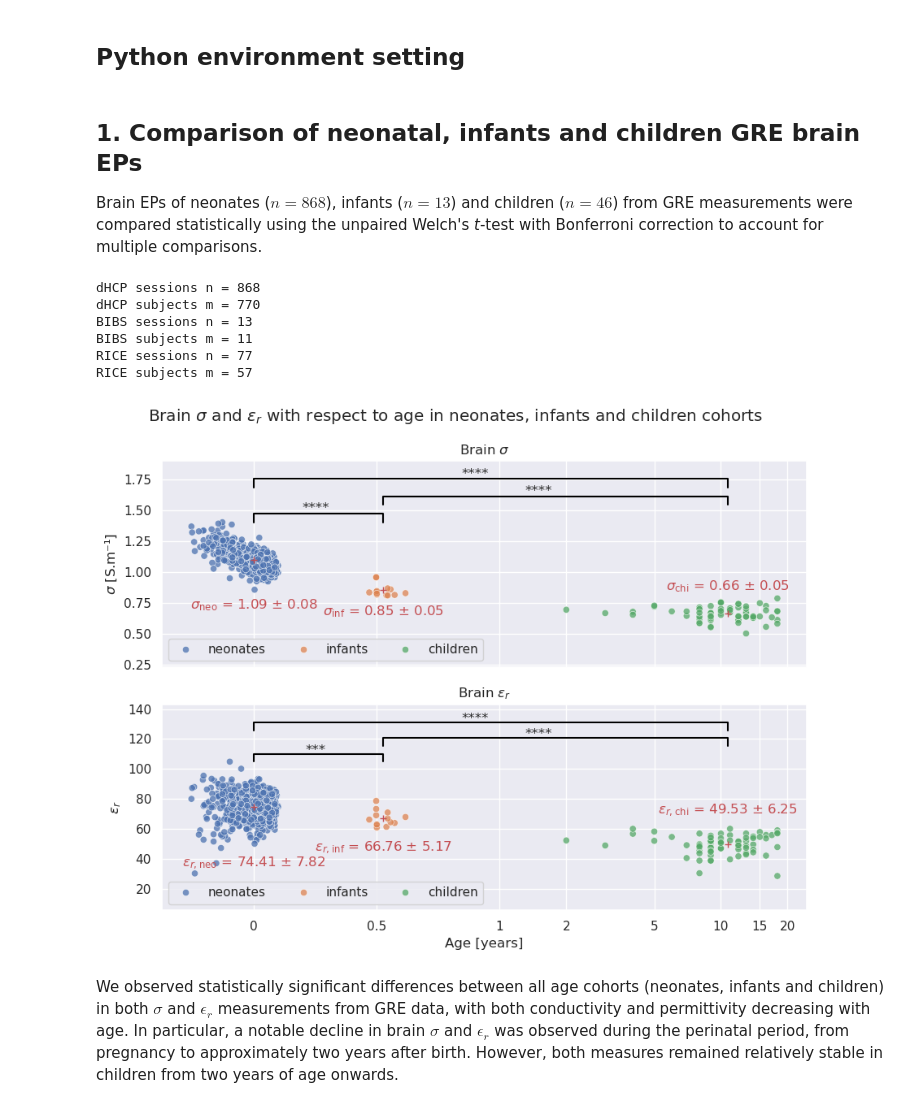
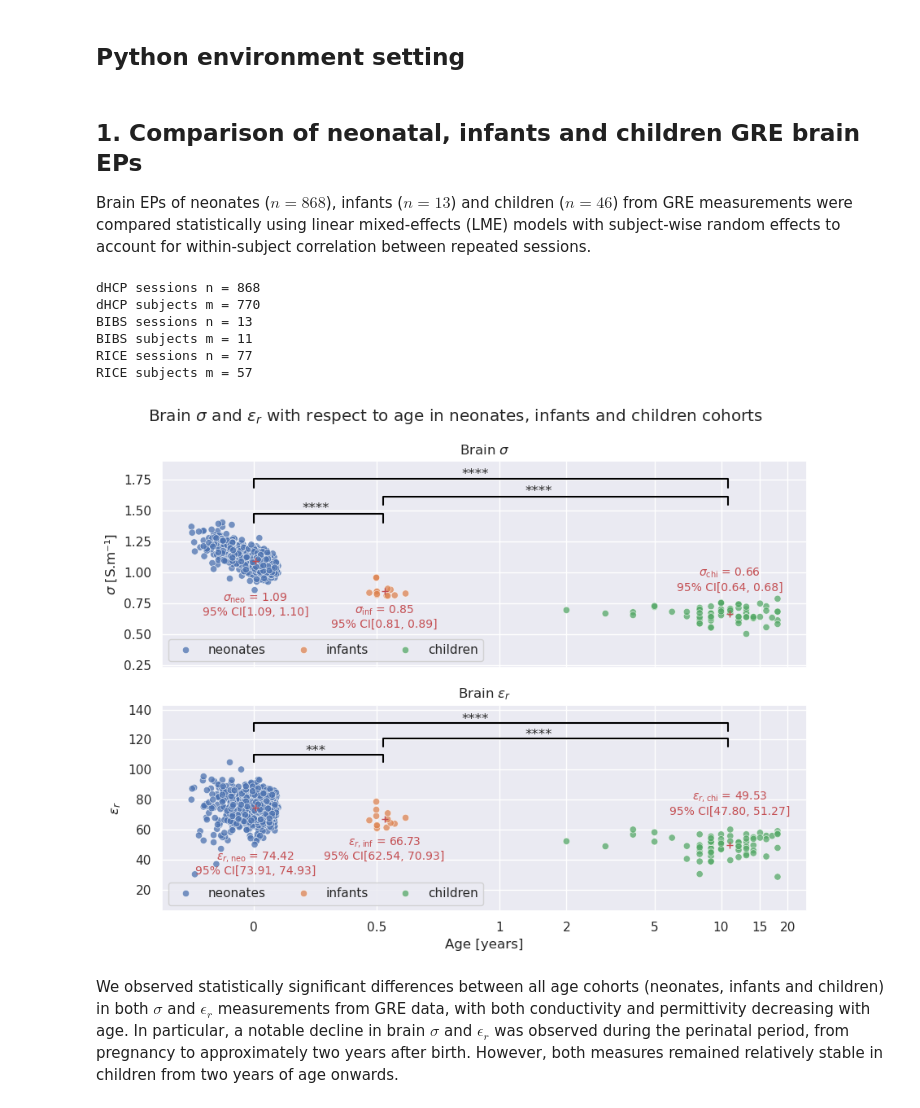
Before and after one commit to aboutill/nano-eptk, a Jupyter notebook: notebooks/experiments/stats_analysis_experiment1.ipynb, the cells around one changed output. Saved outputs shown, nothing was run; the diff lists cells and outputs as text; code cells hidden in the pictures.

Commit message:
Change Welsh t-test to LME

```diff
--- a/notebooks/experiments/stats_analysis_experiment1.ipynb
+++ b/notebooks/experiments/stats_analysis_experiment1.ipynb
@@ -31,7 +29,7 @@ warnings.filterwarnings("ignore")
 # %% [markdown]
 ## 1. Comparison of neonatal, infants and children GRE brain EPs
 
-Brain EPs of neonates ($n = 868$), infants ($n = 13$) and children ($n = 46$) from GRE measurements were compared statistically using the unpaired Welch's *t*-test with Bonferroni correction to account for multiple comparisons.
+Brain EPs of neonates ($n = 868$), infants ($n = 13$) and children ($n = 46$) from GRE measurements were compared statistically using linear mixed-effects (LME) models with subject-wise random effects to account for within-subject correlation between repeated sessions.
 # %%
 def load_GRE_dfs():
     # Set file path
@@ -62,9 +60,9 @@ def load_GRE_dfs():
     BIBS_df[age_col] = BIBS_df[age_col] * month_in_years
 
     # Select relevant columns
-    dHCP_df = dHCP_df[[age_col, sig_col, eps_col]]
-    BIBS_df = BIBS_df[[age_col, sig_col, eps_col]]
-    RICE_df = RICE_df[[age_col, sig_col, eps_col]]
+    dHCP_df = dHCP_df[[age_col, sig_col, eps_col, groups_col]]
+    BIBS_df = BIBS_df[[age_col, sig_col, eps_col, groups_col]]
+    RICE_df = RICE_df[[age_col, sig_col, eps_col, groups_col]]
 
     # Assign cohort labels
     dHCP_df[cohort_col] = "neonates"
@@ -85,6 +83,7 @@ age_col = "age"
 sig_col = "GRE_SIG"
 eps_col = "GRE_EPS"
 cohort_col = "cohort"
+groups_col = "subject_id"
 
 # Load data
 df = load_GRE_dfs()
@@ -122,51 +121,59 @@ pval_centers = [0.25, 1.5, 0.9]
 m = len(comparisons)
 for i, metric in enumerate(plot_metrics):
     for j, (g1, g2) in enumerate(comparisons):
-        # Welch t-test
-        y1 = df[df[cohort_col] == g1][metric]
-        y2 = df[df[cohort_col] == g2][metric]
-        stat, p = ttest_ind(y1, y2, equal_var=False)
-        stars = convert_pvalue_to_asterisks(p*m) # Bonferroni correction
+        # Fit mixed effects model
+        formula = f"{metric} ~ C({cohort_col}, Treatment('{g1}'))"
+        lme = smf.mixedlm(formula, df, groups=df[groups_col]).fit(reml=False)
+        p = lme.pvalues[f"C({cohort_col}, Treatment('{g1}'))[T.{g2}]"]
+        stars = convert_pvalue_to_asterisks(p)
 
         # Bar annotation
         x1 = df[df[cohort_col] == g1][age_col].mean()
         x2 = df[df[cohort_col] == g2][age_col].mean()
         y_max = df[metric].max() + j * 0.1 * df[metric].max()
         offset = 0.05 * df[metric].max()
         axes[i].plot([x1, x1, x2, x2], [y_max, y_max + offset, y_max + offset, y_max], color='black')
         axes[i].text(pval_centers[j], y_max + offset + 0.01, stars, ha='center')
 
 # Annotation of means ± std
-cohort_centers = [[0.7, 0.65, 0.85], [35, 45, 70]]
+cohort_centers = [[0.65, 0.55, 0.85], [30, 40, 70]]
+
+# Fit mixed effects model
+formula = f"{age_col} ~ {cohort_col} - 1"
+lme_x = smf.mixedlm(formula, df, groups=df[groups_col]).fit(reml=False)
+
 for i, metric in enumerate(plot_metrics):
+    # Fit mixed effects model
+    formula = f"{metric} ~ {cohort_col} - 1"
+    lme_y = smf.mixedlm(formula, df, groups=df[groups_col]).fit(reml=False)
+
     for j, cohort in enumerate(cohort_labels):
         # Extract statistics
-        group = df[df[cohort_col] == cohort][metric]
-        x_mean = df[df[cohort_col] == cohort][age_col].mean()
-        y_mean = group.mean()
-        y_std = group.std()
+        x_mean = lme_x.params[f"{cohort_col}[{cohort}]"]
+        y_mean = lme_y.params[f"{cohort_col}[{cohort}]"]
+        y_ci = lme_y.conf_int().loc[f"{cohort_col}[{cohort}]"]
 
         # Annotate
         base = r"\sigma" if i == 0 else r"{\epsilon_{r,}}"
         label = f"${base}_{{\mathregular{{{cohort[:3]}}}}}$"
-        axes[i].text(x_mean, cohort_centers[i][j], f"{label} = {y_mean:.2f} ± {y_std:.2f}", ha='center', c="r")
+        axes[i].text(x_mean, cohort_centers[i][j], f"{label} = {y_mean:.2f}\n95% CI[{y_ci[0]:.2f}, {y_ci[1]:.2f}]", ha='center', c="r", size="small")
         axes[i].plot(x_mean, y_mean, c="r", marker="+")
 
 # Adjust layout
 fig.tight_layout()
 
 # Save plot
 output_dir = os.path.dirname(plot_path)
 os.makedirs(output_dir, exist_ok=True)
 plt.savefig(plot_path, bbox_inches='tight', dpi=300)
 # %% [output]
 dHCP sessions n = 868
 dHCP subjects m = 770
 BIBS sessions n = 13
 BIBS subjects m = 11
 RICE sessions n = 77
 RICE subjects m = 57
-[figure, old version]
+[figure, new version]
 # %% [markdown]
 We observed statistically significant differences between all age cohorts (neonates, infants and children) in both $\sigma$ and $\epsilon_r$ measurements from GRE data, with both conductivity and permittivity decreasing with age. In particular, a notable decline in brain $\sigma$ and $\epsilon_r$ was observed during the perinatal period, from pregnancy to approximately two years after birth. However, both measures remained relatively stable in children from two years of age onwards.
 # %% [markdown]
```
Also changed, not shown: parts of 4 cells of this notebook, 1 other file.
